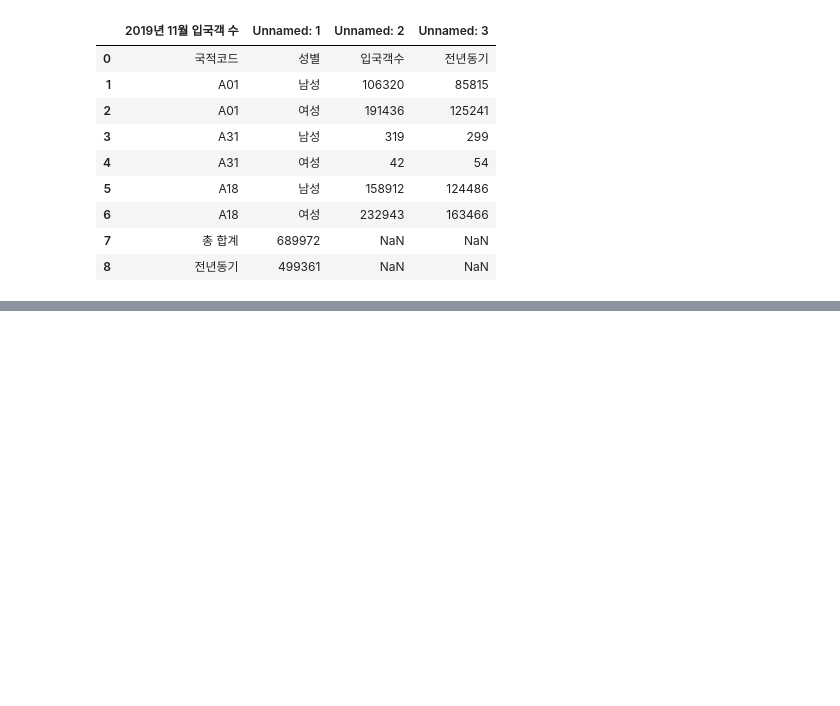
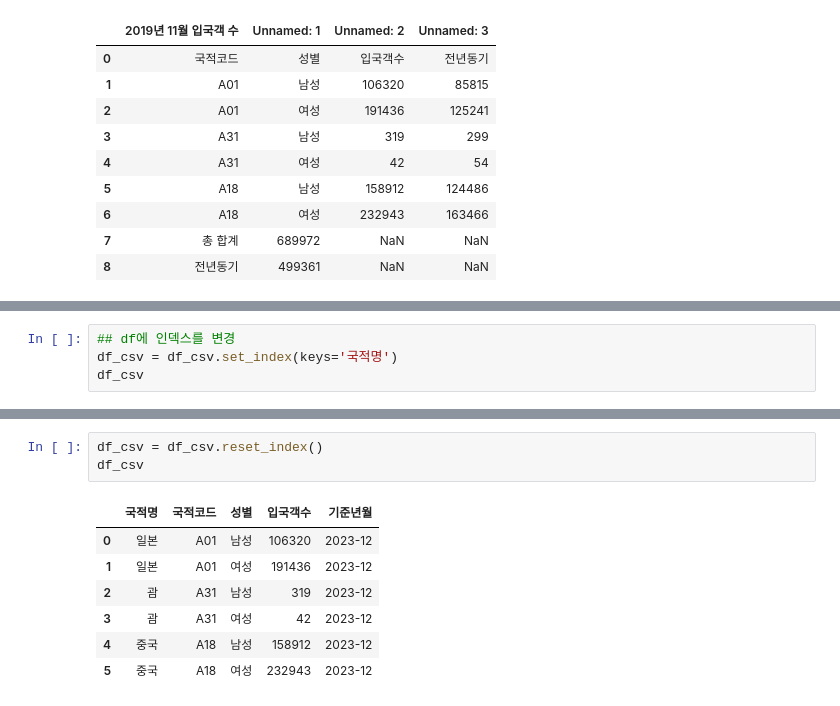
Before and after one commit to Koeyh/bigdata-analysis-2024, a Jupyter notebook: day01/da01_pandas_basic.ipynb, the cells around one changed output, grey strips where cells are left out. Drawn from its saved outputs; the diff is of its cells as text; blank space fills up the shorter version.

```diff
--- a/day01/da01_pandas_basic.ipynb
+++ b/day01/da01_pandas_basic.ipynb
@@ -257,0 +451,4 @@ df_csv
+# %%
+## df에 인덱스를 변경
+df_csv = df_csv.set_index(keys='국적명')
+df_csv
@@ -257,0 +464,11 @@ df_csv
+# %%
+df_csv = df_csv.reset_index()
+df_csv
+# %% [output]
+|  | 국적명 | 국적코드 | 성별 | 입국객수 | 기준년월 |
+| 0 | 일본 | A01 | 남성 | 106320 | 2023-12 |
+| 1 | 일본 | A01 | 여성 | 191436 | 2023-12 |
+| 2 | 괌 | A31 | 남성 | 319 | 2023-12 |
+| 3 | 괌 | A31 | 여성 | 42 | 2023-12 |
+| 4 | 중국 | A18 | 남성 | 158912 | 2023-12 |
+| 5 | 중국 | A18 | 여성 | 232943 | 2023-12 |
```
Also changed, not shown: parts of 35 cells of this notebook, 1 other file.
